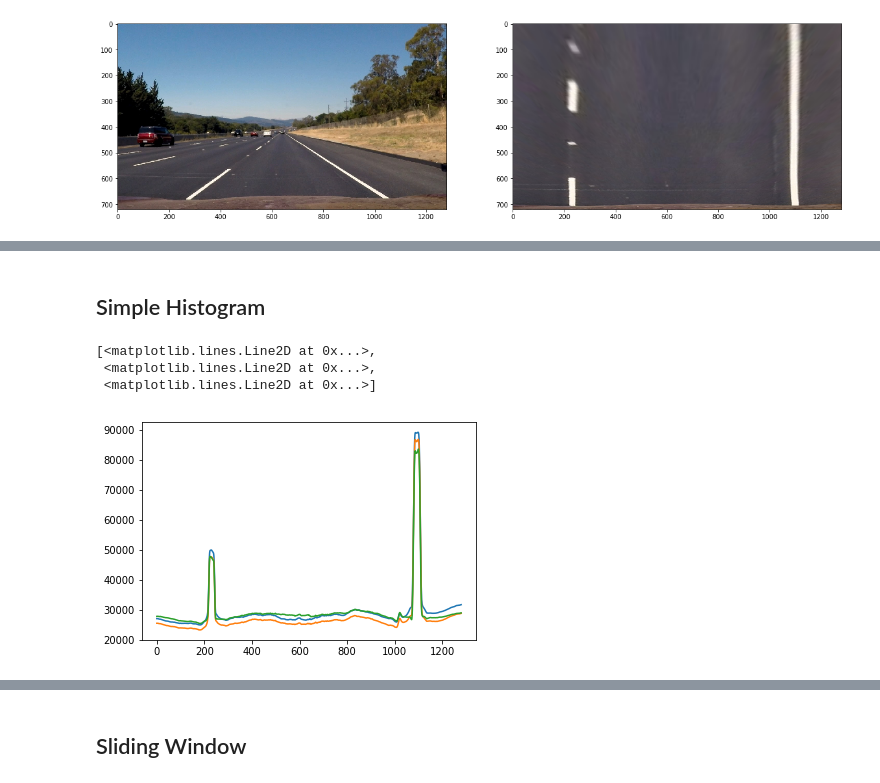
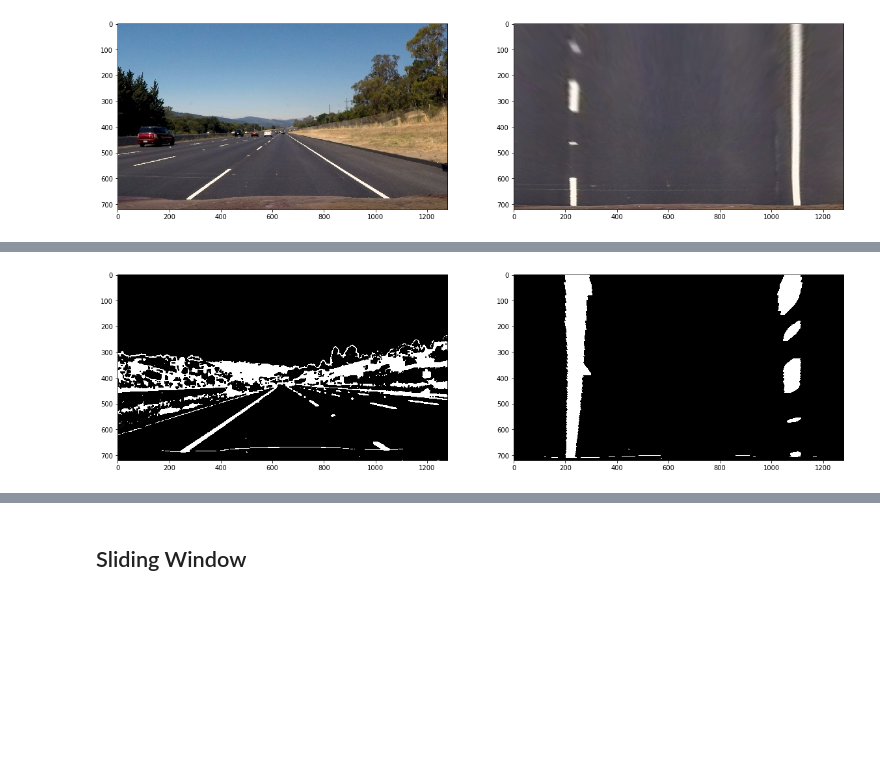
Before and after one commit to alibakh62/CarND-Advanced-Lane-Lines, a Jupyter notebook: P2_testCodes-NEW.ipynb, the cells around one changed output, grey strips where cells are left out. Saved outputs shown, nothing was run; the diff lists cells and outputs as text; code cells hidden in the pictures; blank space fills up the shorter version.

```diff
--- a/P2_testCodes-NEW.ipynb
+++ b/P2_testCodes-NEW.ipynb
@@ -259,9 +258,12 @@ plt.show()
 # %%
 class PerspectiveTransform:
 
-    def __init__(self, img_pth, src=None, dst=None):
-        img = cv2.imread(img_pth)
-        h, w = img.shape[:2]
+    def __init__(self, img=None, img_pth=None, src=None, dst=None):
+        if img is None:
+            self.img = cv2.imread(img_pth)
+        else:
+            self.img = img
+        h, w = self.img.shape[:2]
         self.h, self.w = h, w
         if src is None:
             self._src = np.float32([[w, h-10],    # br
@@ -290,4 +292,4 @@ class PerspectiveTransform:
     def transform(self):
         M = cv2.getPerspectiveTransform(self._src, self._dst)
         Minv = cv2.getPerspectiveTransform(self._dst, self._src)
-        return cv2.warpPerspective(img, M, (self.w, self.h), flags=cv2.INTER_LINEAR)
+        return cv2.warpPerspective(self.img, M, (self.w, self.h), flags=cv2.INTER_LINEAR)
@@ -362,2 +317,0 @@ plt.show()
-# %% [markdown]
-## Simple Histogram
@@ -370,7 +318,9 @@ histogram = np.sum(bottom_half, axis=0)
-# %%
-plt.plot(histogram)
-# %% [output]
-[<matplotlib.lines.Line2D at 0x...>,
- <matplotlib.lines.Line2D at 0x...>,
- <matplotlib.lines.Line2D at 0x...>]
-[figure, removed]
+# %%
+img_pt = PerspectiveTransform(img=binary).transform()
+
+fig, ax = plt.subplots(1, 2, figsize=(20,15))
+ax[0].imshow(binary, cmap='gray')
+ax[1].imshow(img_pt, cmap='gray')
+plt.show()
+# %% [output]
+[figure, added]
```
Also changed, not shown: parts of 23 cells of this notebook, 2 other files.
